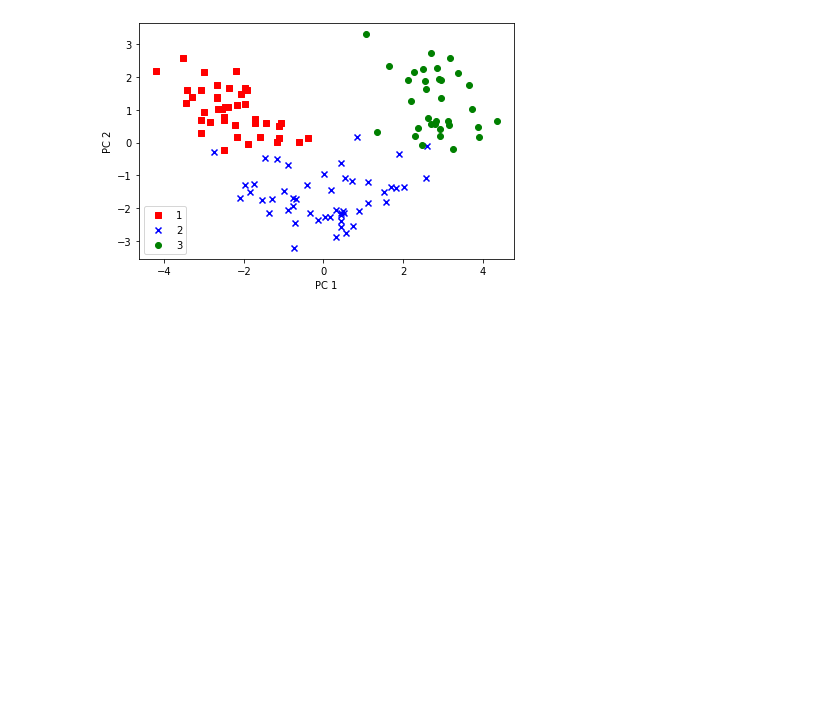
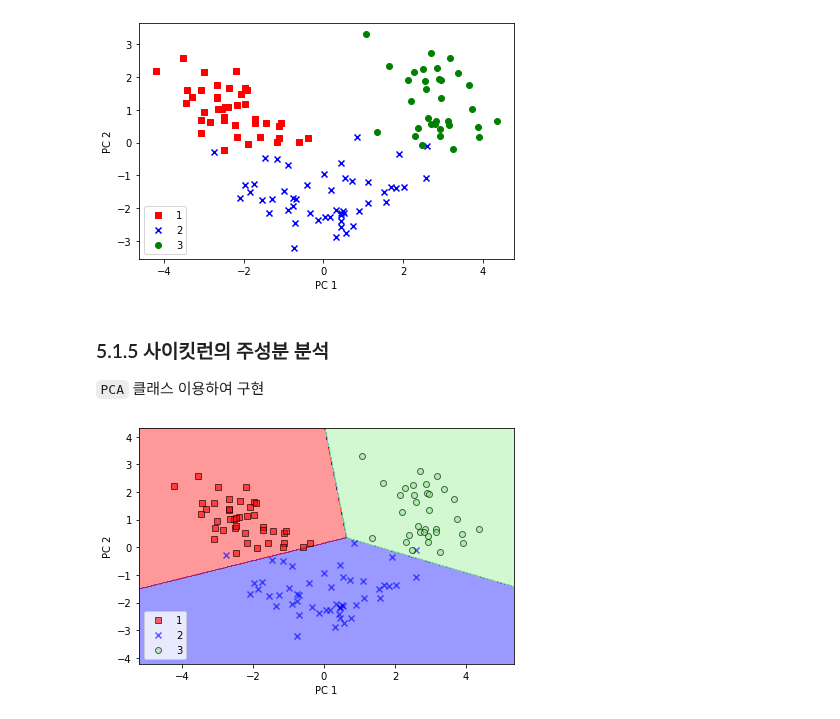
Before and after one commit to sunghyouk/study_room, a Jupyter notebook: python_ML/ex_chapter_5.ipynb, the cells around one changed output. Cells and saved outputs as stored; diff of their text form; code cells hidden in the pictures; blank space fills up the shorter version.

```diff
--- a/python_ML/ex_chapter_5.ipynb
+++ b/python_ML/ex_chapter_5.ipynb
@@ -136,3 +136,30 @@ plt.tight_layout()
 plt.show()
 # %% [output]
 [figure]
+# %% [markdown]
+### 5.1.5 사이킷런의 주성분 분석
+
+`PCA` 클래스 이용하여 구현
+# %%
+from sklearn.linear_model import LogisticRegression
+from sklearn.decomposition import PCA
+import plot_decision_regions as pltreg
+
+# PCA 변환기와 로지스틱 회기 추정기를 초기화
+pca = PCA(n_components=2)
+lr = LogisticRegression(random_state=1)
+
+# 차원 축소
+X_train_pca = pca.fit_transform(X_train_std)
+X_test_pca = pca.transform(X_test_std)
+
+# 축소된 데이터셋으로 로지스틱 회귀 모델 훈련
+lr.fit(X_train_pca, y_train)
+pltreg.plot_decision_regions(X_train_pca, y_train, classifier=lr)
+plt.xlabel('PC 1')
+plt.ylabel('PC 2')
+plt.legend(loc='lower left')
+plt.tight_layout()
+plt.show()
+# %% [output]
+[figure, added]
```
Also changed, not shown: parts of 13 cells of this notebook, 1 other file.
